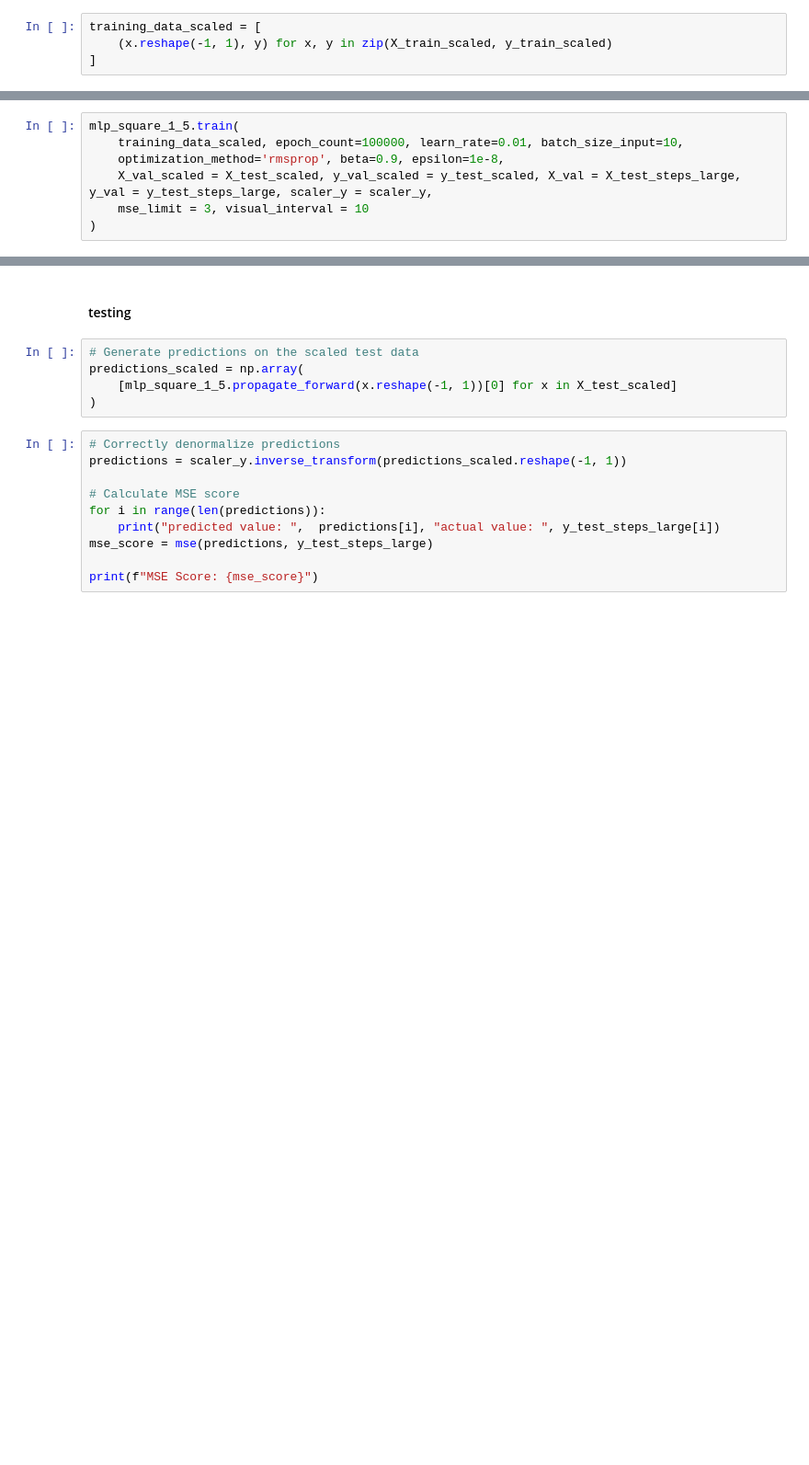
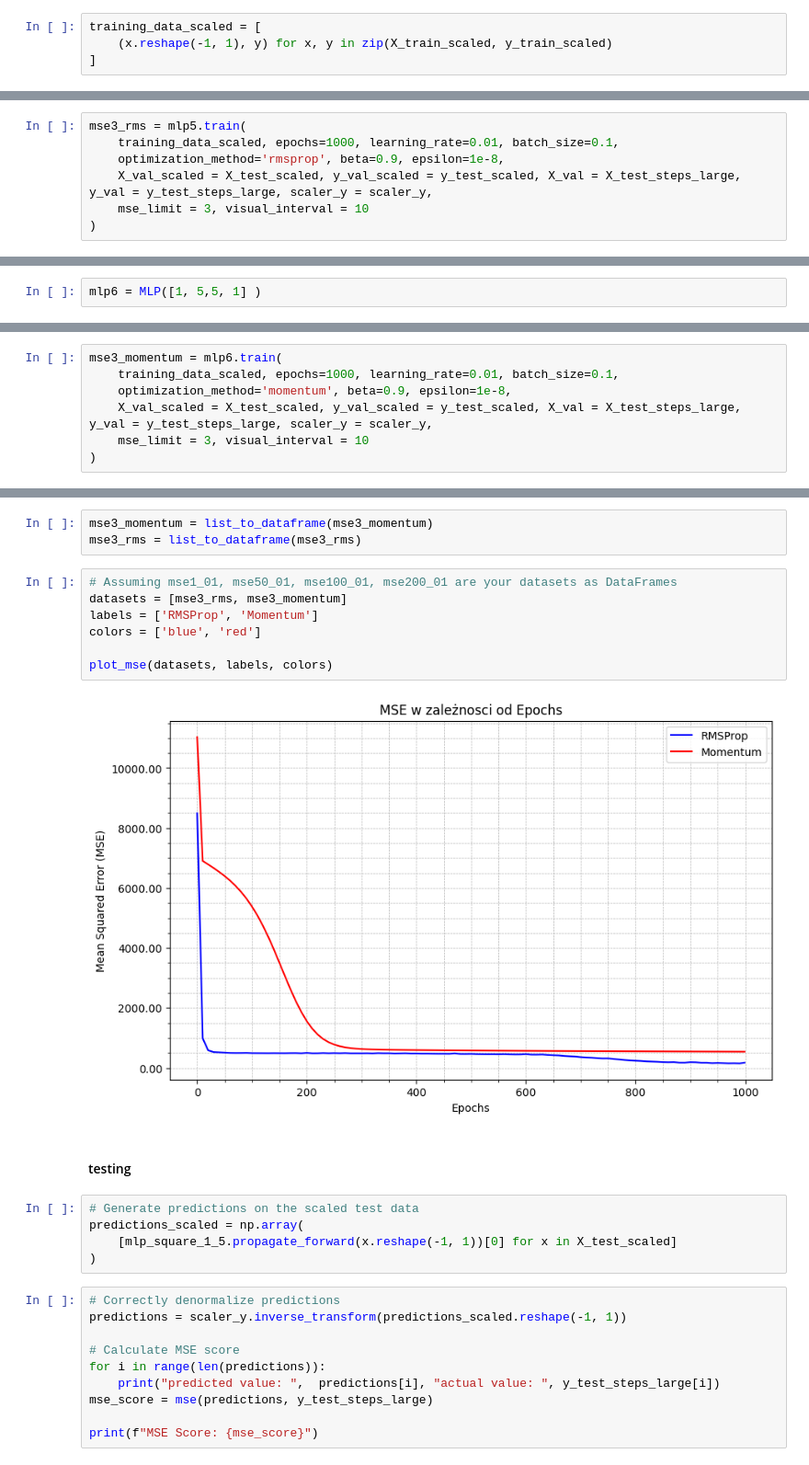
Before and after one commit to mikolaj2268/Computational_Intelligence_Methods, a Jupyter notebook: NN1/3/nn1_3-final_raport.ipynb, the cells around one changed output, grey strips where cells are left out. Shown at 92% size. Cells and saved outputs as stored; diff of their text form; blank space fills up the shorter version.

```diff
--- a/NN1/3/nn1_3-final_raport.ipynb
+++ b/NN1/3/nn1_3-final_raport.ipynb
@@ -598,6 +650,6 @@ training_data_scaled = [
 # %%
-mlp_square_1_5.train(
-    training_data_scaled, epoch_count=100000, learn_rate=0.01, batch_size_input=10,
+mse3_rms = mlp5.train(
+    training_data_scaled, epochs=1000, learning_rate=0.01, batch_size=0.1,
     optimization_method='rmsprop', beta=0.9, epsilon=1e-8,
     X_val_scaled = X_test_scaled, y_val_scaled = y_test_scaled, X_val = X_test_steps_large, y_val = y_test_steps_large, scaler_y = scaler_y,
     mse_limit = 3, visual_interval = 10
@@ -623,0 +675,2 @@ KeyboardInterrupt:
+# %%
+mlp6 = MLP([1, 5,5, 1] )
@@ -623,0 +687,7 @@ KeyboardInterrupt:
+# %%
+mse3_momentum = mlp6.train(
+    training_data_scaled, epochs=1000, learning_rate=0.01, batch_size=0.1,
+    optimization_method='momentum', beta=0.9, epsilon=1e-8,
+    X_val_scaled = X_test_scaled, y_val_scaled = y_test_scaled, X_val = X_test_steps_large, y_val = y_test_steps_large, scaler_y = scaler_y,
+    mse_limit = 3, visual_interval = 10
+)
@@ -624,3 +712,15 @@ KeyboardInterrupt:
+# %%
+mse3_momentum = list_to_dataframe(mse3_momentum)
+mse3_rms = list_to_dataframe(mse3_rms)
+# %%
+# Assuming mse1_01, mse50_01, mse100_01, mse200_01 are your datasets as DataFrames
+datasets = [mse3_rms, mse3_momentum]
+labels = ['RMSProp', 'Momentum']
+colors = ['blue', 'red']
+
+plot_mse(datasets, labels, colors)
+# %% [output]
+[figure, added]
 # %% [markdown]
 #### testing
 # %%
```
Also changed, not shown: parts of 32 cells of this notebook, 14 other files.
